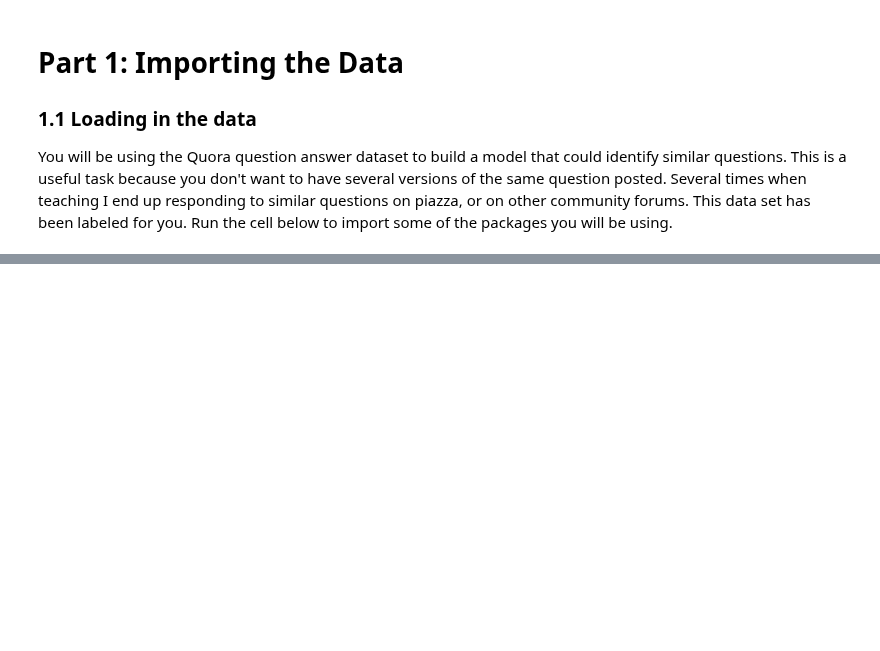
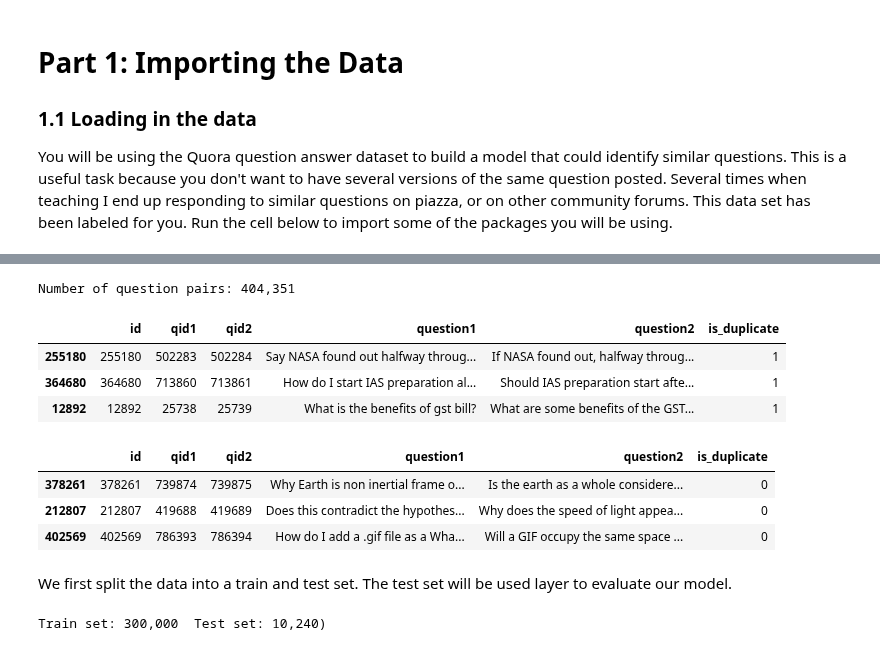
Before and after one commit to martin-fabbri/colab-notebooks, a Jupyter notebook: deeplearning.ai/nlp/c3_w4_04_assignment_question_duplicates.ipynb, the cells around one changed output, grey strips where cells are left out. Saved outputs shown, nothing was run; the diff lists cells and outputs as text; code cells hidden in the pictures; blank space fills up the shorter version.

```diff
--- a/deeplearning.ai/nlp/c3_w4_04_assignment_question_duplicates.ipynb
+++ b/deeplearning.ai/nlp/c3_w4_04_assignment_question_duplicates.ipynb
@@ -68,0 +116,31 @@ import
+# %%
+data = pd.read_csv("questions.csv")
+N = len(data)
+print(f"Number of question pairs: {N:,}")
+# %% [output]
+Number of question pairs: 404,351
+# %%
+data[data["is_duplicate"] == 1].sample(3)
+# %% [output]
+|  | id | qid1 | qid2 | question1 | question2 | is_duplicate |
+| 255180 | 255180 | 502283 | 502284 | Say NASA found out halfway throug... | If NASA found out, halfway throug... | 1 |
+| 364680 | 364680 | 713860 | 713861 | How do I start IAS preparation al... | Should IAS preparation start afte... | 1 |
+| 12892 | 12892 | 25738 | 25739 | What is the benefits of gst bill? | What are some benefits of the GST... | 1 |
+# %%
+data[data["is_duplicate"] == 0].sample(3)
+# %% [output]
+|  | id | qid1 | qid2 | question1 | question2 | is_duplicate |
+| 378261 | 378261 | 739874 | 739875 | Why Earth is non inertial frame o... | Is the earth as a whole considere... | 0 |
+| 212807 | 212807 | 419688 | 419689 | Does this contradict the hypothes... | Why does the speed of light appea... | 0 |
+| 402569 | 402569 | 786393 | 786394 | How do I add a .gif file as a Wha... | Will a GIF occupy the same space ... | 0 |
+# %% [markdown]
+We first split the data into a train and test set. The test set will be used layer to evaluate our model.
+# %%
+N_train = 300000
+N_test = 10 * 1024
+data_train = data[:N_train]
+data_test = data[N_train: N_train + N_test]
+print(f"Train set: {len(data_train):,}  Test set: {len(data_test):,})")
+#del(data)
+# %% [output]
+Train set: 300,000  Test set: 10,240)
```
Also changed, not shown: parts of 54 cells of this notebook.
